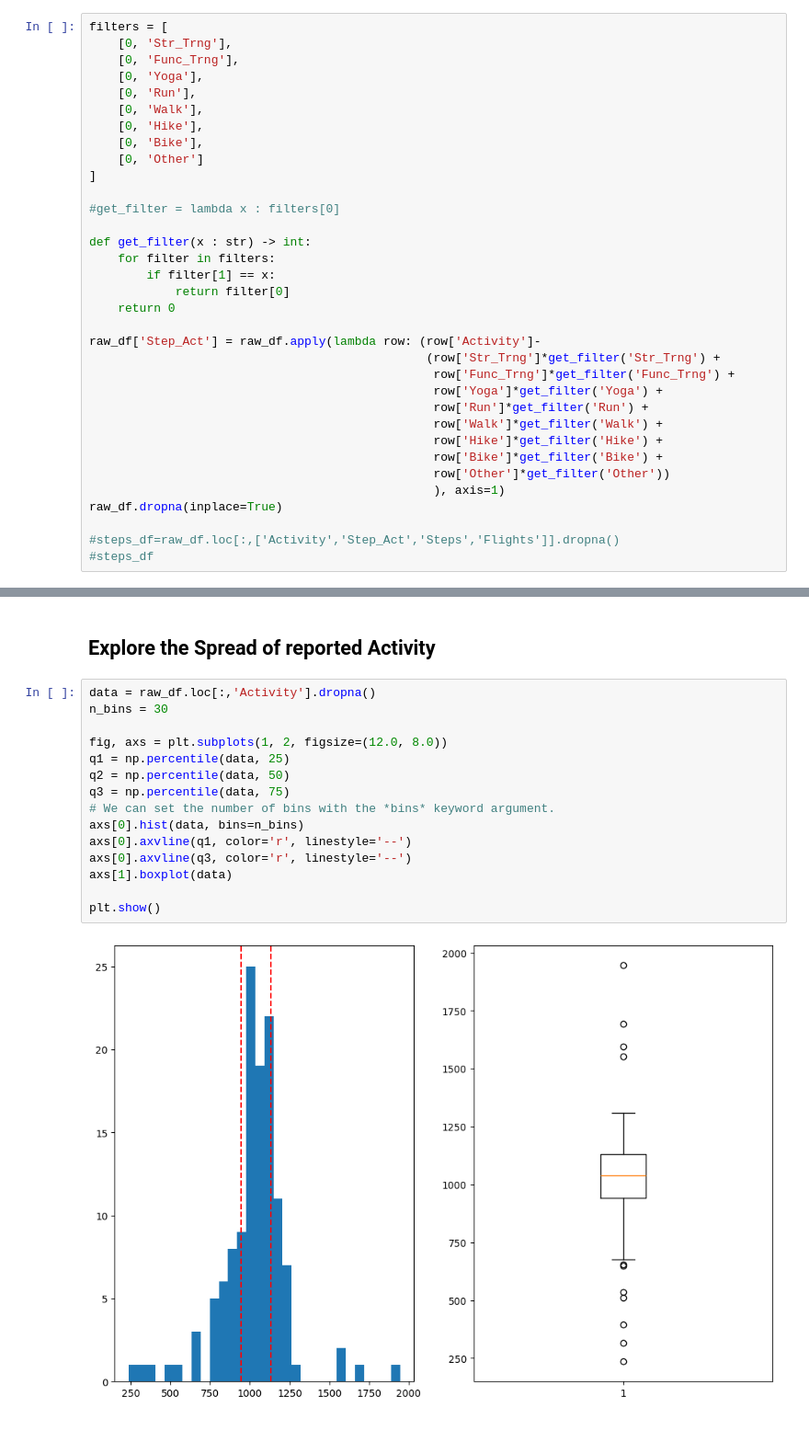
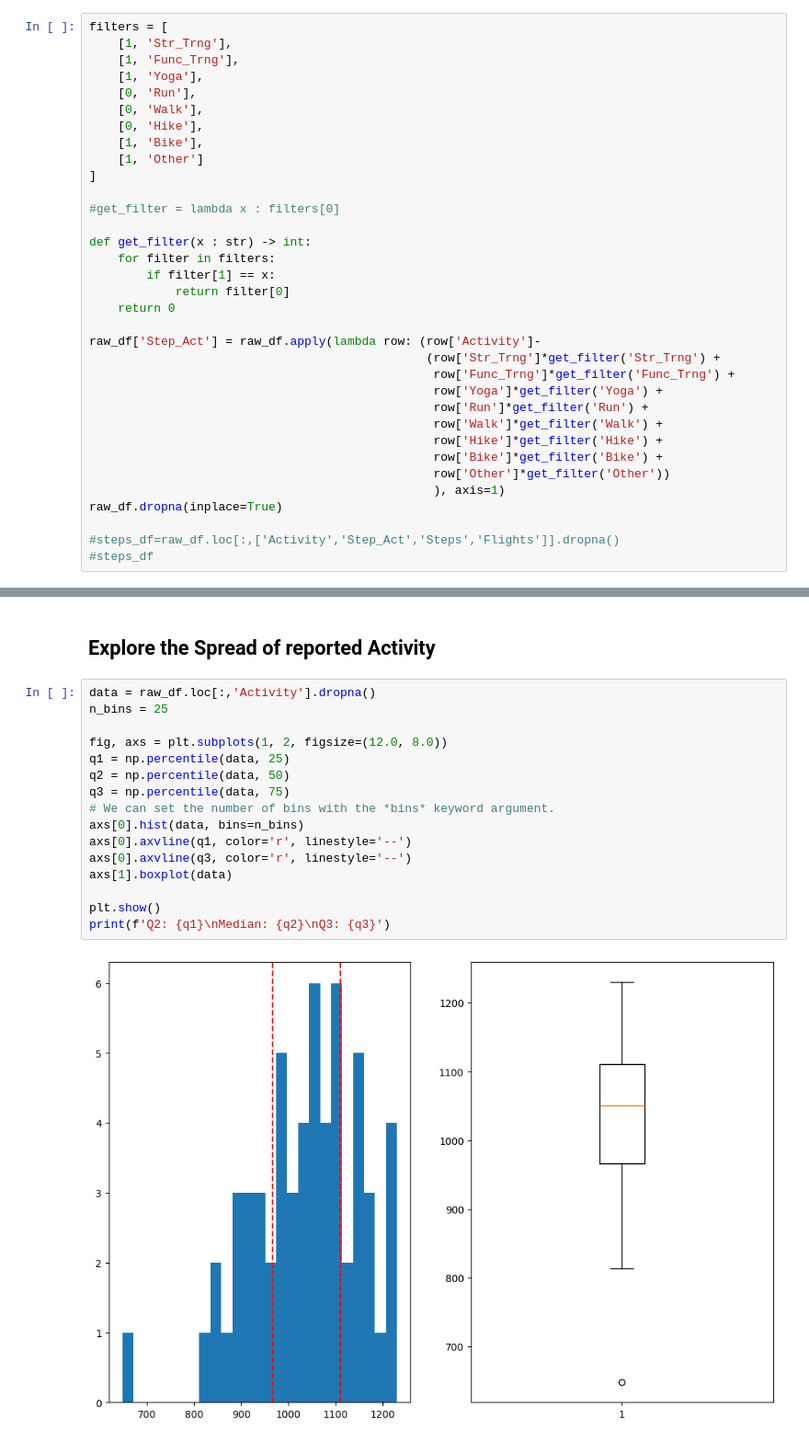
Before and after one commit to eskoviak/pyspark-playground, a Jupyter notebook: Notebooks/Explore Fitness.ipynb, the cells around one changed output, grey strips where cells are left out. Shown at 92% size. Saved outputs shown, nothing was run; the diff lists cells and outputs as text.

```diff
--- a/Notebooks/Explore Fitness.ipynb
+++ b/Notebooks/Explore Fitness.ipynb
@@ -35,14 +36,14 @@ The first is to calculate the active calories from the named activities.These ac
 The filters array is used to set the items to be filtered out.
 # %%
 filters = [
-    [0, 'Str_Trng'],
-    [0, 'Func_Trng'],
-    [0, 'Yoga'],
+    [1, 'Str_Trng'],
+    [1, 'Func_Trng'],
+    [1, 'Yoga'],
     [0, 'Run'],
     [0, 'Walk'],
     [0, 'Hike'],
-    [0, 'Bike'],
-    [0, 'Other']
+    [1, 'Bike'],
+    [1, 'Other']
 ]
 
 #get_filter = lambda x : filters[0]
@@ -198,18 +209,19 @@ plt.show()
 ## Explore the Spread of reported Activity
 # %%
 data = raw_df.loc[:,'Activity'].dropna()
-n_bins = 30
+n_bins = 25
 
 fig, axs = plt.subplots(1, 2, figsize=(12.0, 8.0))
 q1 = np.percentile(data, 25)
 q2 = np.percentile(data, 50)
 q3 = np.percentile(data, 75)
 # We can set the number of bins with the *bins* keyword argument.
 axs[0].hist(data, bins=n_bins)
 axs[0].axvline(q1, color='r', linestyle='--')
 axs[0].axvline(q3, color='r', linestyle='--')
 axs[1].boxplot(data)
 
 plt.show()
+print(f'Q2: {q1}\nMedian: {q2}\nQ3: {q3}')
 # %% [output]
-[figure, old version]
+[figure, new version]
```
Also changed, not shown: parts of 4 cells of this notebook, 1 other file.
